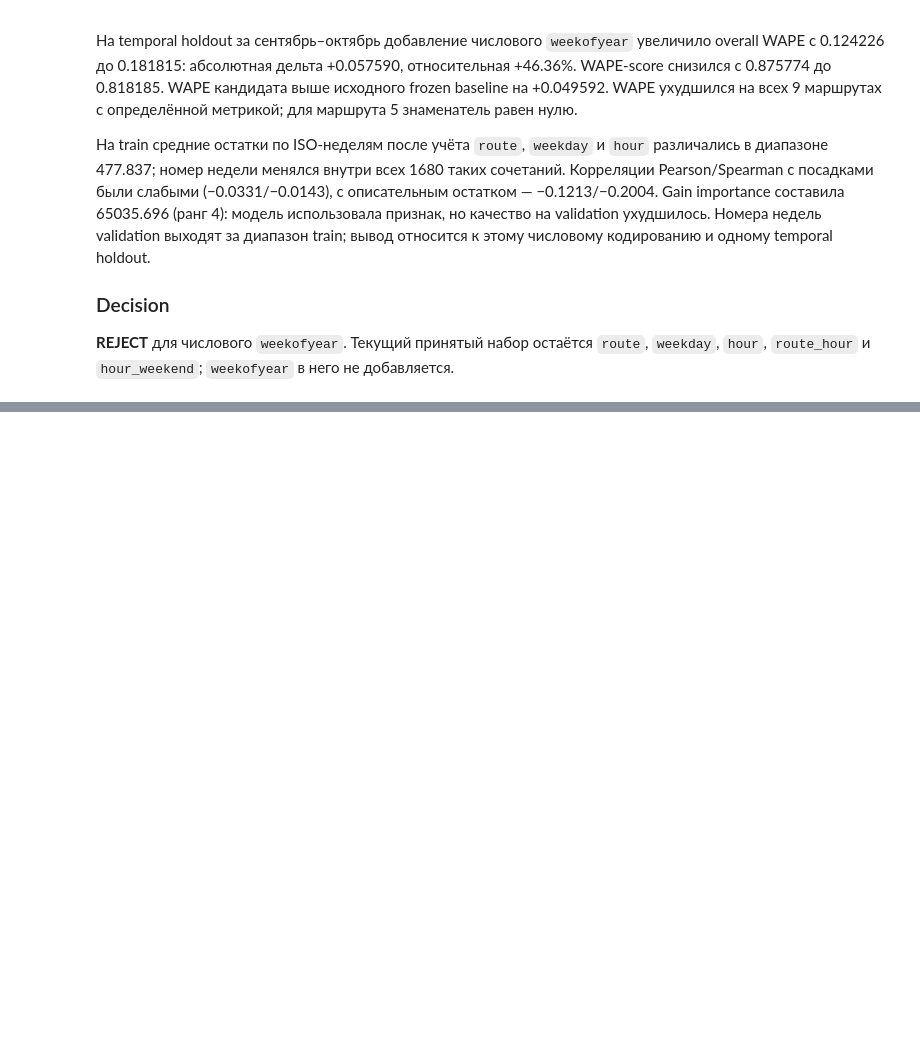
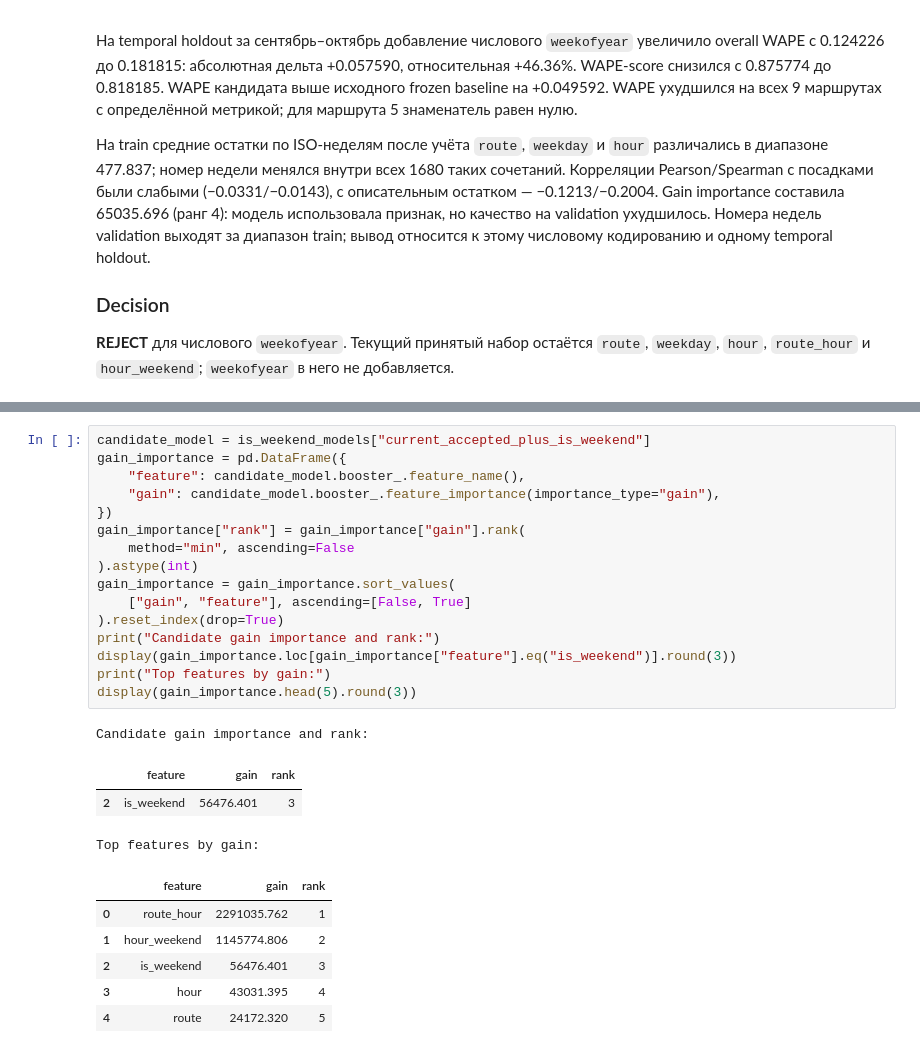
Before and after one commit to rapogahu/MT-Hackathon-2026, a Jupyter notebook: ml/notebooks/feature_engineering.ipynb, the cells around one changed output, grey strips where cells are left out. Drawn from its saved outputs; the diff is of its cells as text; blank space fills up the shorter version.

```diff
--- a/ml/notebooks/feature_engineering.ipynb
+++ b/ml/notebooks/feature_engineering.ipynb
@@ -1239,0 +1362,27 @@ Validation WAPE by route:
+# %%
+candidate_model = is_weekend_models["current_accepted_plus_is_weekend"]
+gain_importance = pd.DataFrame({
+    "feature": candidate_model.booster_.feature_name(),
+    "gain": candidate_model.booster_.feature_importance(importance_type="gain"),
+})
+gain_importance["rank"] = gain_importance["gain"].rank(
+    method="min", ascending=False
+).astype(int)
+gain_importance = gain_importance.sort_values(
+    ["gain", "feature"], ascending=[False, True]
+).reset_index(drop=True)
+print("Candidate gain importance and rank:")
+display(gain_importance.loc[gain_importance["feature"].eq("is_weekend")].round(3))
+print("Top features by gain:")
+display(gain_importance.head(5).round(3))
+# %% [output]
+Candidate gain importance and rank:
+|  | feature | gain | rank |
+| 2 | is_weekend | 56476.401 | 3 |
+Top features by gain:
+|  | feature | gain | rank |
+| 0 | route_hour | 2291035.762 | 1 |
+| 1 | hour_weekend | 1145774.806 | 2 |
+| 2 | is_weekend | 56476.401 | 3 |
+| 3 | hour | 43031.395 | 4 |
+| 4 | route | 24172.320 | 5 |
```
Also changed, not shown: parts of 12 cells of this notebook, 1 other file.
